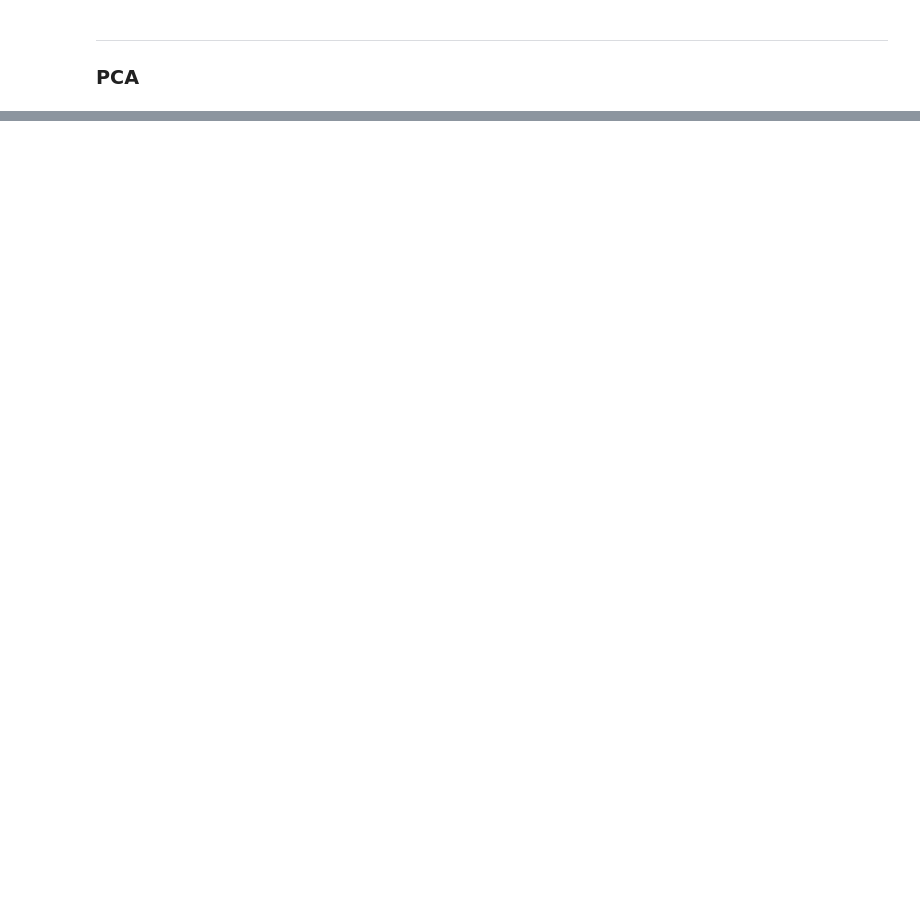
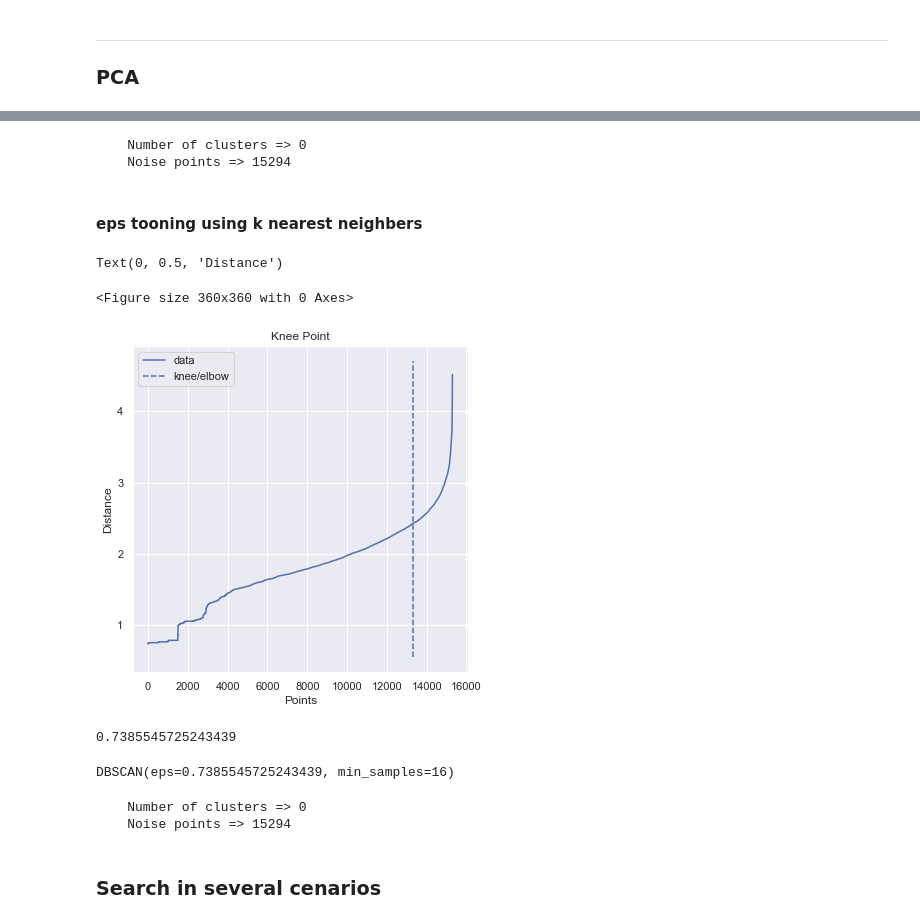
Before and after one commit to vascopombo/DSProject, a Jupyter notebook: Falta_DBSCAN.ipynb, the cells around one changed output, grey strips where cells are left out. Drawn from its saved outputs; the diff is of its cells as text; code cells hidden in the pictures; blank space fills up the shorter version.

Commit message:
add dbscan

```diff
--- a/Falta_DBSCAN.ipynb
+++ b/Falta_DBSCAN.ipynb
@@ -2713,0 +2376,5 @@ loadings.style.applymap(_color_red_or_green)
+# %%
+all_variables = ['Churn', 'Longevity', 'TypeTravel', 'RewardPoints', 'Comfort','ReceptionSchedule', 'FoodDrink', 'Location', 'Wifi', 'Amenities','Staff', 'OnlineBooking', 'PriceQuality', 'RoomSpace', 'CheckOut','Checkin', 'Cleanliness', 'BarService', 'Gender', 'Age','OverallRating', 'RoomType_single', 'RoomType_suite']
+client_variables = ['Longevity', 'TypeTravel', 'RewardPoints', 'RoomType_single', 'RoomType_suite', 'Gender', 'Age']
+business_variables = ['Churn','Comfort','ReceptionSchedule', 'FoodDrink', 'Location', 'Wifi', 'Amenities','Staff', 'OnlineBooking', 'PriceQuality', 'RoomSpace', 'CheckOut','Checkin', 'Cleanliness', 'BarService']
+short_business_variables = ['Churn', 'OverallRating']
@@ -2713,0 +2418,75 @@ loadings.style.applymap(_color_red_or_green)
+# %%
+import pandas as pd
+import numpy as np
+from sklearn.datasets import make_moons
+import matplotlib.pyplot as plt
+import seaborn as sns
+from sklearn.cluster import DBSCAN
+from sklearn.metrics import silhouette_score
+from sklearn.metrics import v_measure_score
+
+df_for_dbscan = business_df_std_scaled
+
+min_samples = len(df_for_dbscan.columns) + 1
+dbscan = DBSCAN(eps=0.1, min_samples=min_samples)
+dbscan.fit(df_for_dbscan.dropna())
+
+labels=dbscan.labels_
+
+cluster_number=len(set(labels))-(1 if -1 in labels else 0)
+
+n_noise = list(dbscan.labels_).count(-1)
+# %%
+print(f'''
+    Number of clusters => {cluster_number}
+    Noise points => {n_noise}
+        ''')
+# %% [output]
+    Number of clusters => 0
+    Noise points => 15294
+# %% [markdown]
+#### eps tooning using k nearest neighbers
+# %%
+from sklearn.neighbors import NearestNeighbors
+from kneed import KneeLocator
+
+nn = NearestNeighbors(n_neighbors=11)
+n = nn.fit(df_for_dbscan)
+
+d, i = n.kneighbors(df_for_dbscan)
+i = np.arange(len(d))
+d = np.sort(d[:,10], axis=0)
+
+k = KneeLocator(i, d, S=1, curve='convex', direction='increasing', interp_method='polynomial')
+
+fig = plt.figure(figsize=(5, 5))
+k.plot_knee()
+plt.xlabel("Points")
+plt.ylabel("Distance")
+# %% [output]
+Text(0, 0.5, 'Distance')
+<Figure size 360x360 with 0 Axes>
+[figure, added]
+# %%
+approx_eps = d[knee.knee]
+approx_eps
+# %% [output]
+0.7385545725243439
+# %%
+dbscan2= DBSCAN(eps=approx_eps, min_samples=min_samples)
+dbscan2.fit(df_for_dbscan)
+# %% [output]
+DBSCAN(eps=0.7385545725243439, min_samples=16)
+# %%
+labels2=dbscan2.labels_
+cluster_number2=len(set(labels2))-(1 if -1 in labels2 else 0)
+n_noise2 = list(dbscan2.labels_).count(-1)
+print(f'''
+    Number of clusters => {cluster_number2}
+    Noise points => {n_noise2}
+        ''')
+# %% [output]
+    Number of clusters => 0
+    Noise points => 15294
+# %% [markdown]
+### Search in several cenarios
```
Also changed, not shown: parts of 90 cells of this notebook.
